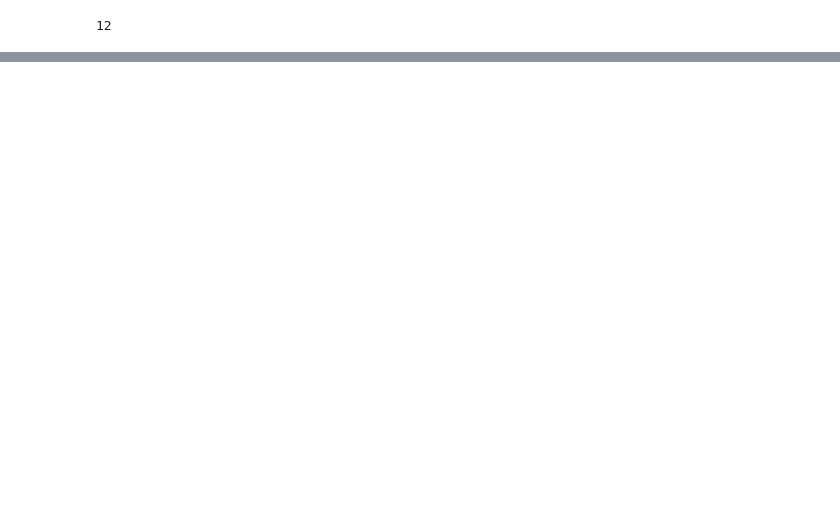
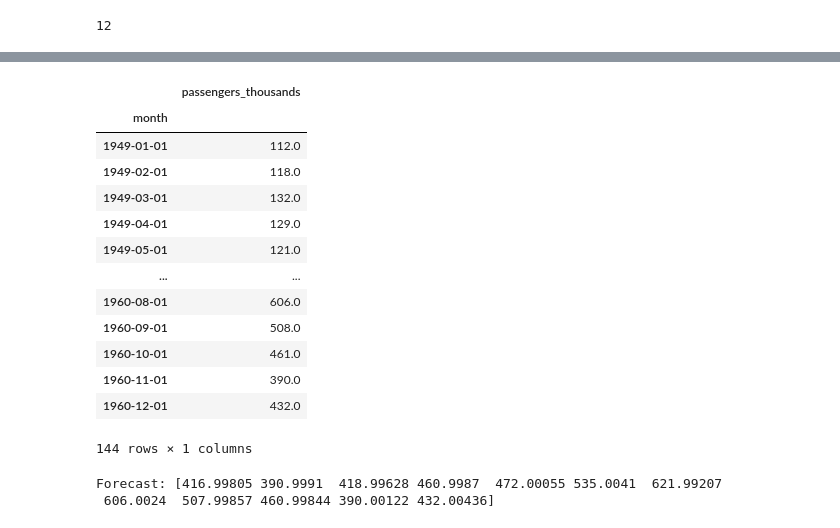
Before and after one commit to akatelync/machine-learning2, a Jupyter notebook: machine-learning2/notebooks/arima.ipynb, the cells around one changed output, grey strips where cells are left out. Cells and saved outputs as stored; diff of their text form; code cells hidden in the pictures; blank space fills up the shorter version.

```diff
--- a/machine-learning2/notebooks/arima.ipynb
+++ b/machine-learning2/notebooks/arima.ipynb
@@ -481,0 +453,18 @@ RMSE: 126.388
+# %%
+new_train = df.set_index("month")
+new_train
+# %% [output]
+|  | passengers_thousands |
+| month |  |
+| 1949-01-01 | 112.0 |
+| 1949-02-01 | 118.0 |
+| 1949-03-01 | 132.0 |
+| 1949-04-01 | 129.0 |
+| 1949-05-01 | 121.0 |
+| ... | ... |
+| 1960-08-01 | 606.0 |
+| 1960-09-01 | 508.0 |
+| 1960-10-01 | 461.0 |
+| 1960-11-01 | 390.0 |
+| 1960-12-01 | 432.0 |
+144 rows × 1 columns
@@ -481,0 +495,22 @@ RMSE: 126.388
+# %%
+# Define the XGBRegressor with fixed parameters
+xgb_model = XGBRegressor()
+
+# Fit the model to the training data
+try:
+    xgb_model.fit(X_train, y_train)
+except Exception as e:
+    print("Error during model fitting:", e)
+    raise
+
+# Forecast the next 12 months
+
+try:
+    xgboost_forecast = xgb_model.predict(X_forecast[:forecast_horizon])
+    print("Forecast:", xgboost_forecast)
+except Exception as e:
+    print("Error during forecasting:", e)
+    raise
+# %% [output]
+Forecast: [416.99805 390.9991  418.99628 460.9987  472.00055 535.0041  621.99207
+ 606.0024  507.99857 460.99844 390.00122 432.00436]
```
Also changed, not shown: parts of 27 cells of this notebook, 1 other file.
